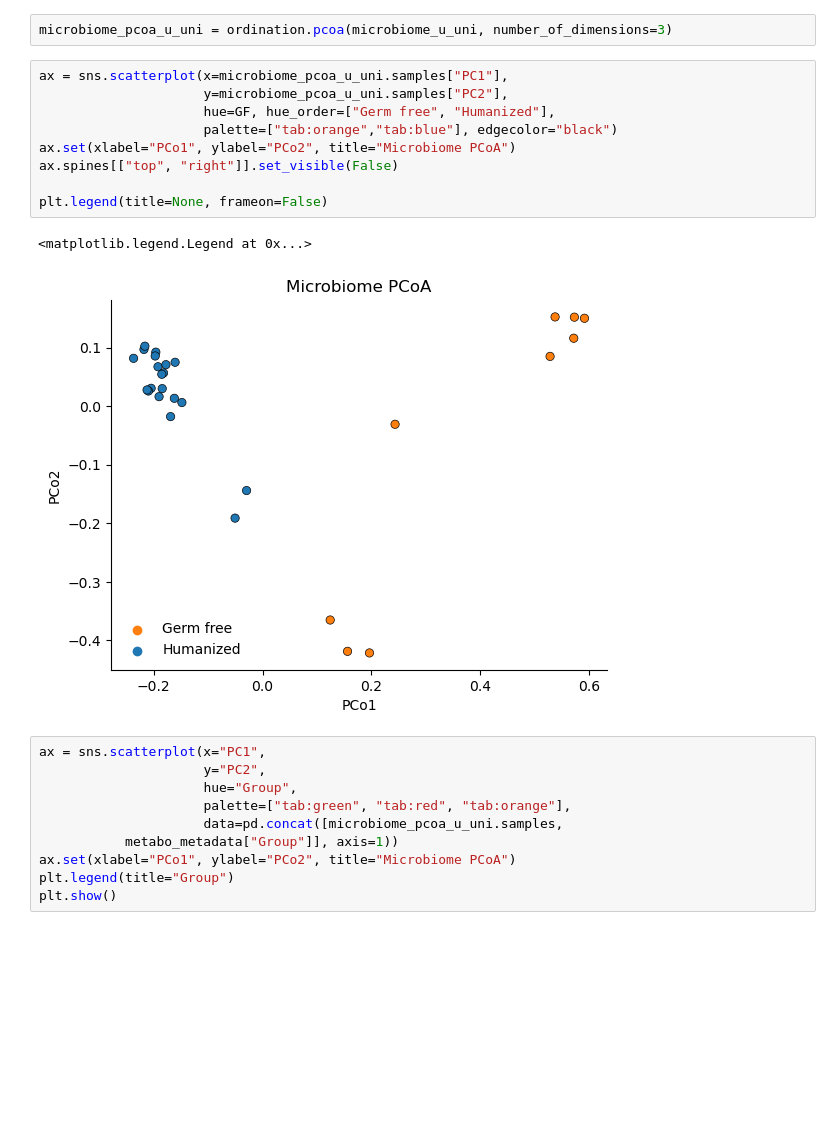
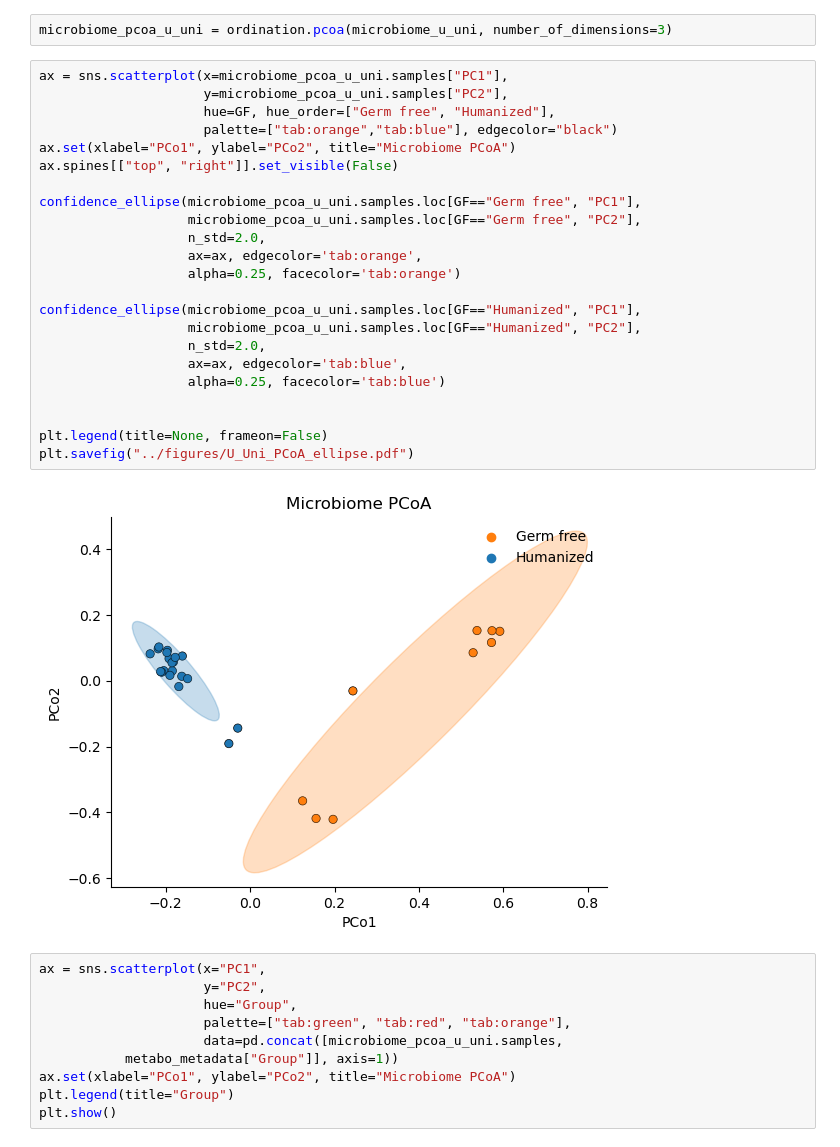
Before and after one commit to sterrettJD/GT-micro-metabo, a Jupyter notebook: analysis/GT_in_plasma.ipynb, the cells around one changed output. Cells and saved outputs as stored; diff of their text form; blank space fills up the shorter version.

```diff
--- a/analysis/GT_in_plasma.ipynb
+++ b/analysis/GT_in_plasma.ipynb
@@ -240,15 +352,28 @@ microbiome_pcoa_u_uni = ordination.pcoa(microbiome_u_uni, number_of_dimensions=3
 # %%
 ax = sns.scatterplot(x=microbiome_pcoa_u_uni.samples["PC1"],
                      y=microbiome_pcoa_u_uni.samples["PC2"],
                      hue=GF, hue_order=["Germ free", "Humanized"],
                      palette=["tab:orange","tab:blue"], edgecolor="black")
 ax.set(xlabel="PCo1", ylabel="PCo2", title="Microbiome PCoA")
 ax.spines[["top", "right"]].set_visible(False)
 
+confidence_ellipse(microbiome_pcoa_u_uni.samples.loc[GF=="Germ free", "PC1"],
+                   microbiome_pcoa_u_uni.samples.loc[GF=="Germ free", "PC2"],
+                   n_std=2.0,
+                   ax=ax, edgecolor='tab:orange',
+                   alpha=0.25, facecolor='tab:orange')
+
+confidence_ellipse(microbiome_pcoa_u_uni.samples.loc[GF=="Humanized", "PC1"],
+                   microbiome_pcoa_u_uni.samples.loc[GF=="Humanized", "PC2"],
+                   n_std=2.0,
+                   ax=ax, edgecolor='tab:blue',
+                   alpha=0.25, facecolor='tab:blue')
+
+
 plt.legend(title=None, frameon=False)
+plt.savefig("../figures/U_Uni_PCoA_ellipse.pdf")
 # %% [output]
-<matplotlib.legend.Legend at 0x...>
-[figure, old version]
+[figure, new version]
 # %%
 ax = sns.scatterplot(x="PC1",
                      y="PC2",
```
Also changed, not shown: parts of 32 cells of this notebook.
